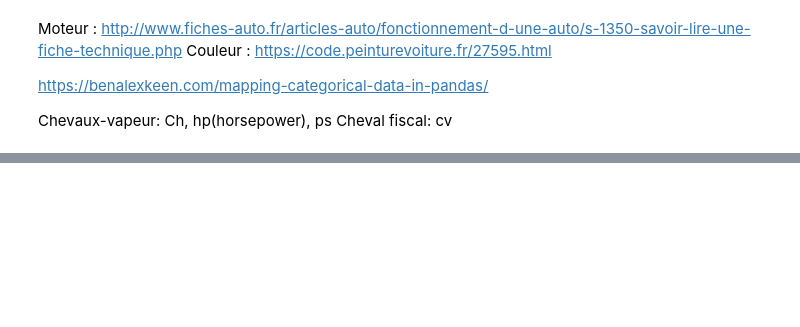
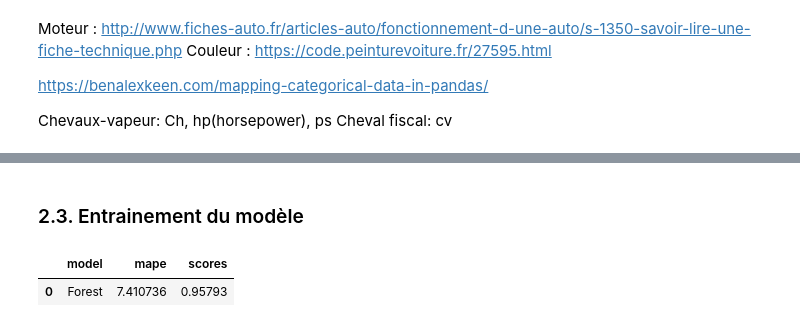
Before and after one commit to lyes1/projet_data_automobile, a Jupyter notebook: 4_FinalData_exploration_Modeling.ipynb, the cells around one changed output, grey strips where cells are left out. Cells and saved outputs as stored; diff of their text form; code cells hidden in the pictures; blank space fills up the shorter version.

```diff
--- a/4_FinalData_exploration_Modeling.ipynb
+++ b/4_FinalData_exploration_Modeling.ipynb
@@ -875,0 +608,15 @@ os.system( "say ayema taaboute louzarrr" )
+# %%
+target = 'prix_occasion'
+
+# categorical features
+categorical_features = ['Fuel', 'Gearbox', 'Make', 'Model']#, 'version']
+
+# numerical features
+numeric_features = ['prix_neuf','Mileage', 'age', 'puissance_fiscale_Data_cars', 'Cylindree_Data_cars','chevaux_vapeur_Data_cars']
+# %%
+X = data_sample[categorical_features+numeric_features].copy()
+y = data_sample[target].values.copy() # prices$
+
+# generation du train et test sets
+X_train, X_test, y_train, y_test = train_test_split(X, y, test_size=0.2, random_state=42)
+X_train.shape, X_test.shape, y_train.shape, y_test.shape
@@ -875,0 +625,4 @@ os.system( "say ayema taaboute louzarrr" )
+# %%
+## Initialisation du ColumnTransformer pour la transformation des données
+preprocessor = preproc_config(categorical_features, numeric_features)
+preprocessor
@@ -875,0 +650,23 @@ os.system( "say ayema taaboute louzarrr" )
+# %% [markdown]
+### 2.3. Entrainement du modèle
+# %%
+model = ensemble.RandomForestRegressor()
+
+models_names = ['Forest']
+
+mape = []
+scores = []
+
+pipe = Pipeline([
+    ('preprocessor', preprocessor),
+    ('model', model)
+    ])
+fits = pipe.fit(X_train,y_train)
+mape.append(mean_absolute_percentage_error(y_test, fits.predict(X_test)))
+scores.append(metrics.r2_score(y_test, fits.predict(X_test)))
+# %%
+result_RF_couleur = pd.DataFrame(data=list(zip(models_names, mape, scores)), columns=['model', 'mape', 'scores'])
+result_RF_couleur
+# %% [output]
+|  | model | mape | scores |
+| 0 | Forest | 7.410736 | 0.95793 |
```
Also changed, not shown: parts of 150 cells of this notebook.
